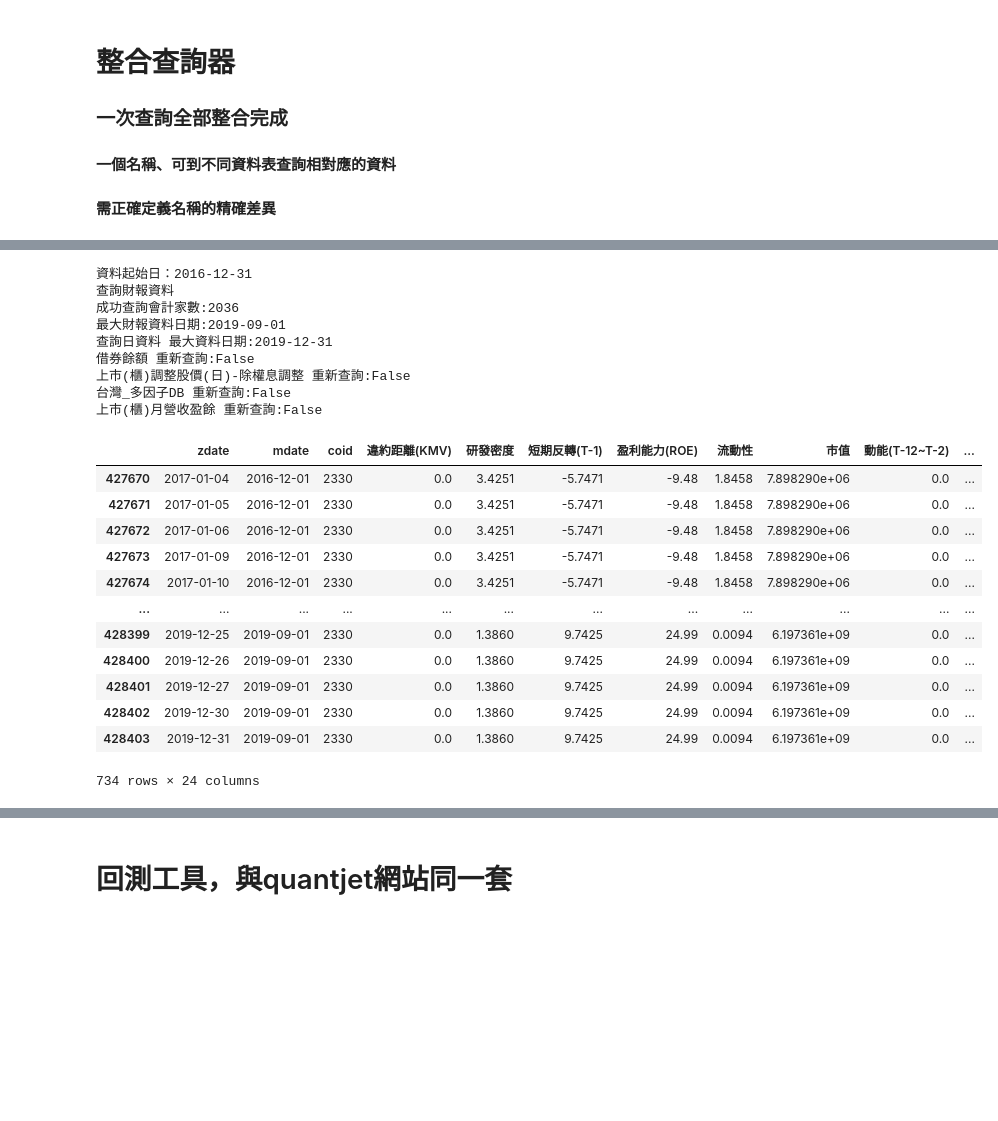
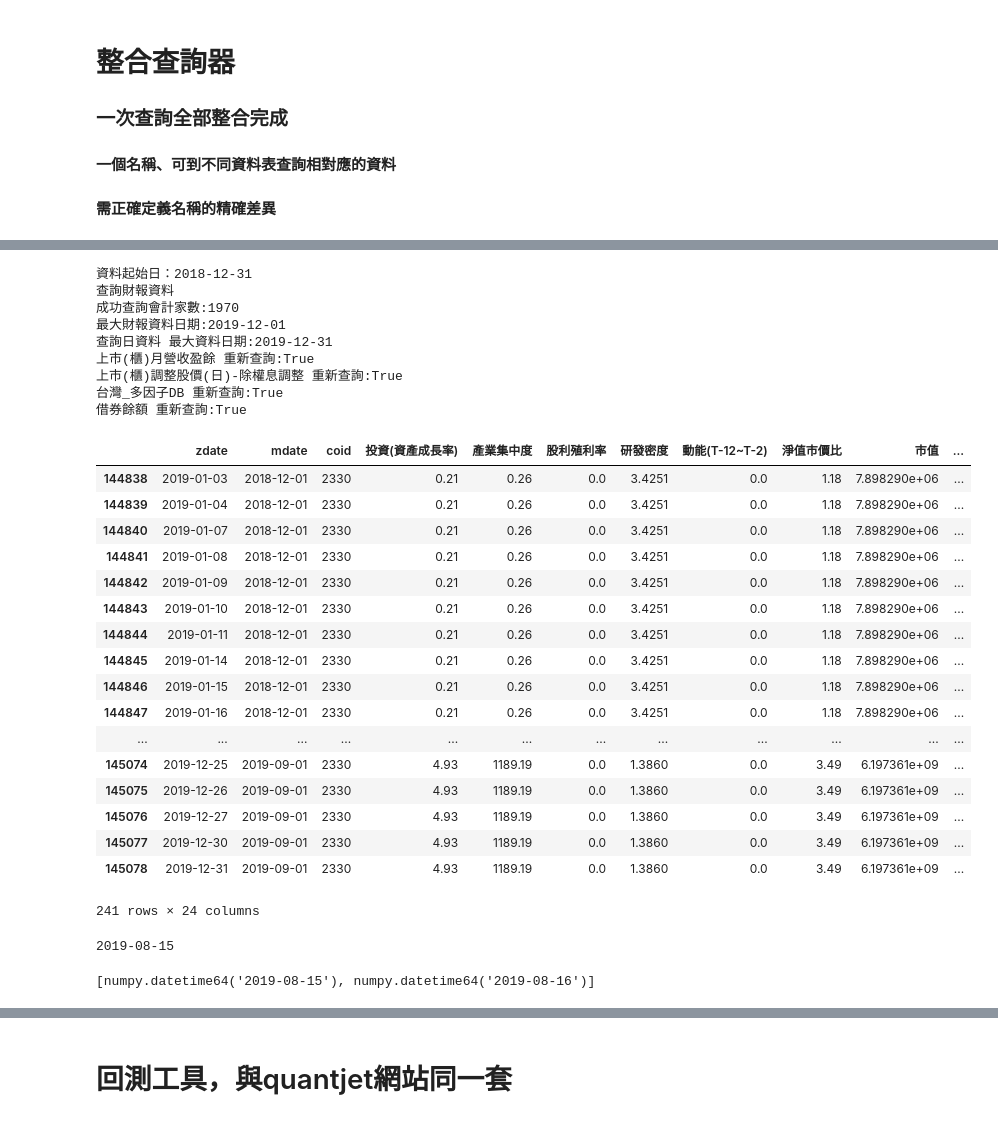
Before and after one commit to beaneball33/jettool, a Jupyter notebook: jettool測試.ipynb, the cells around one changed output, grey strips where cells are left out. Saved outputs shown, nothing was run; the diff lists cells and outputs as text; code cells hidden in the pictures; blank space fills up the shorter version.

```diff
--- a/jettool測試.ipynb
+++ b/jettool測試.ipynb
@@ -31,31 +37,41 @@ tejtool.find_account_name('資產負債')
 # %%
 #data_name = ['常續性稅後淨利','收盤價(元)','報酬率-Ln','個別風險','長期反轉(T-60~T-13)','董監持股%','大股東持股(TSE)%','經理人持股%','單月營收(千元)']
 fama_name = tejtool.get_table_columns('TWN/AFF_RAW')
 data_name = ['常續性稅後淨利','收盤價(元)','報酬率-Ln','單月營收(千元)']
 data_name = data_name + fama_name
-data = tejtool.query_data(base_date='2019-12-31',window='36m',column_names=data_name)
+data = tejtool.query_data(base_date='2019-12-31',window='12m',column_names=data_name)
 tejtool.save_data()
 data[data['coid']=='2330']
 # %% [output]
-資料起始日：2016-12-31
+資料起始日：2018-12-31
 查詢財報資料
-成功查詢會計家數:2036
-最大財報資料日期:2019-09-01
+成功查詢會計家數:1970
+最大財報資料日期:2019-12-01
 查詢日資料 最大資料日期:2019-12-31
-借券餘額 重新查詢:False
-上市(櫃)調整股價(日)-除權息調整 重新查詢:False
-台灣_多因子DB 重新查詢:False
-上市(櫃)月營收盈餘 重新查詢:False
+上市(櫃)月營收盈餘 重新查詢:True
+上市(櫃)調整股價(日)-除權息調整 重新查詢:True
+台灣_多因子DB 重新查詢:True
+借券餘額 重新查詢:True
-|  | zdate | mdate | coid | 違約距離(KMV) | 研發密度 | 短期反轉(T-1) | 盈利能力(ROE) | 流動性 | 市值 | 動能(T-12~T-2) | ... |
-| 427670 | 2017-01-04 | 2016-12-01 | 2330 | 0.0 | 3.4251 | -5.7471 | -9.48 | 1.8458 | 7.898290e+06 | 0.0 | ... |
-| 427671 | 2017-01-05 | 2016-12-01 | 2330 | 0.0 | 3.4251 | -5.7471 | -9.48 | 1.8458 | 7.898290e+06 | 0.0 | ... |
-| 427672 | 2017-01-06 | 2016-12-01 | 2330 | 0.0 | 3.4251 | -5.7471 | -9.48 | 1.8458 | 7.898290e+06 | 0.0 | ... |
-| 427673 | 2017-01-09 | 2016-12-01 | 2330 | 0.0 | 3.4251 | -5.7471 | -9.48 | 1.8458 | 7.898290e+06 | 0.0 | ... |
-| 427674 | 2017-01-10 | 2016-12-01 | 2330 | 0.0 | 3.4251 | -5.7471 | -9.48 | 1.8458 | 7.898290e+06 | 0.0 | ... |
+|  | zdate | mdate | coid | 投資(資產成長率) | 產業集中度 | 股利殖利率 | 研發密度 | 動能(T-12~T-2) | 淨值市價比 | 市值 | ... |
+| 144838 | 2019-01-03 | 2018-12-01 | 2330 | 0.21 | 0.26 | 0.0 | 3.4251 | 0.0 | 1.18 | 7.898290e+06 | ... |
+| 144839 | 2019-01-04 | 2018-12-01 | 2330 | 0.21 | 0.26 | 0.0 | 3.4251 | 0.0 | 1.18 | 7.898290e+06 | ... |
+| 144840 | 2019-01-07 | 2018-12-01 | 2330 | 0.21 | 0.26 | 0.0 | 3.4251 | 0.0 | 1.18 | 7.898290e+06 | ... |
+| 144841 | 2019-01-08 | 2018-12-01 | 2330 | 0.21 | 0.26 | 0.0 | 3.4251 | 0.0 | 1.18 | 7.898290e+06 | ... |
+| 144842 | 2019-01-09 | 2018-12-01 | 2330 | 0.21 | 0.26 | 0.0 | 3.4251 | 0.0 | 1.18 | 7.898290e+06 | ... |
+| 144843 | 2019-01-10 | 2018-12-01 | 2330 | 0.21 | 0.26 | 0.0 | 3.4251 | 0.0 | 1.18 | 7.898290e+06 | ... |
+| 144844 | 2019-01-11 | 2018-12-01 | 2330 | 0.21 | 0.26 | 0.0 | 3.4251 | 0.0 | 1.18 | 7.898290e+06 | ... |
+| 144845 | 2019-01-14 | 2018-12-01 | 2330 | 0.21 | 0.26 | 0.0 | 3.4251 | 0.0 | 1.18 | 7.898290e+06 | ... |
+| 144846 | 2019-01-15 | 2018-12-01 | 2330 | 0.21 | 0.26 | 0.0 | 3.4251 | 0.0 | 1.18 | 7.898290e+06 | ... |
+| 144847 | 2019-01-16 | 2018-12-01 | 2330 | 0.21 | 0.26 | 0.0 | 3.4251 | 0.0 | 1.18 | 7.898290e+06 | ... |
 | ... | ... | ... | ... | ... | ... | ... | ... | ... | ... | ... | ... |
-| 428399 | 2019-12-25 | 2019-09-01 | 2330 | 0.0 | 1.3860 | 9.7425 | 24.99 | 0.0094 | 6.197361e+09 | 0.0 | ... |
-| 428400 | 2019-12-26 | 2019-09-01 | 2330 | 0.0 | 1.3860 | 9.7425 | 24.99 | 0.0094 | 6.197361e+09 | 0.0 | ... |
-| 428401 | 2019-12-27 | 2019-09-01 | 2330 | 0.0 | 1.3860 | 9.7425 | 24.99 | 0.0094 | 6.197361e+09 | 0.0 | ... |
-| 428402 | 2019-12-30 | 2019-09-01 | 2330 | 0.0 | 1.3860 | 9.7425 | 24.99 | 0.0094 | 6.197361e+09 | 0.0 | ... |
-| 428403 | 2019-12-31 | 2019-09-01 | 2330 | 0.0 | 1.3860 | 9.7425 | 24.99 | 0.0094 | 6.197361e+09 | 0.0 | ... |
+| 145074 | 2019-12-25 | 2019-09-01 | 2330 | 4.93 | 1189.19 | 0.0 | 1.3860 | 0.0 | 3.49 | 6.197361e+09 | ... |
+| 145075 | 2019-12-26 | 2019-09-01 | 2330 | 4.93 | 1189.19 | 0.0 | 1.3860 | 0.0 | 3.49 | 6.197361e+09 | ... |
+| 145076 | 2019-12-27 | 2019-09-01 | 2330 | 4.93 | 1189.19 | 0.0 | 1.3860 | 0.0 | 3.49 | 6.197361e+09 | ... |
+| 145077 | 2019-12-30 | 2019-09-01 | 2330 | 4.93 | 1189.19 | 0.0 | 1.3860 | 0.0 | 3.49 | 6.197361e+09 | ... |
+| 145078 | 2019-12-31 | 2019-09-01 | 2330 | 4.93 | 1189.19 | 0.0 | 1.3860 | 0.0 | 3.49 | 6.197361e+09 | ... |
-734 rows × 24 columns
+241 rows × 24 columns
+# %%
+tejtool.get_zdate('2019-08-16')
+# %% [output]
+2019-08-15
+[numpy.datetime64('2019-08-15'), numpy.datetime64('2019-08-16')]
```
Also changed, not shown: parts of 5 cells of this notebook, 3 other files.
